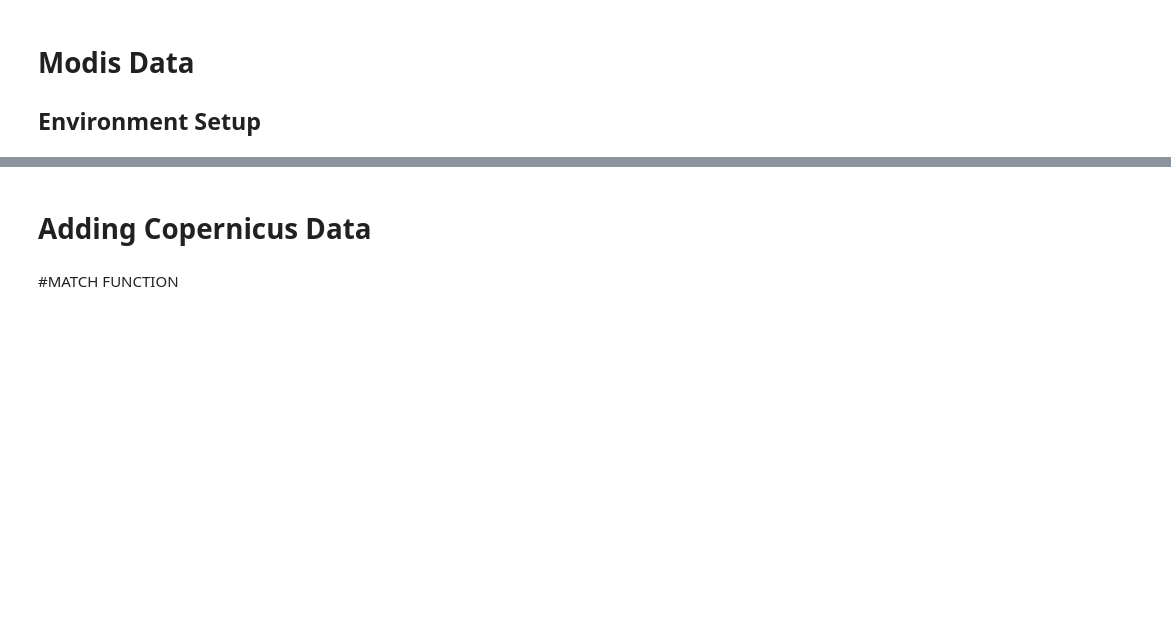
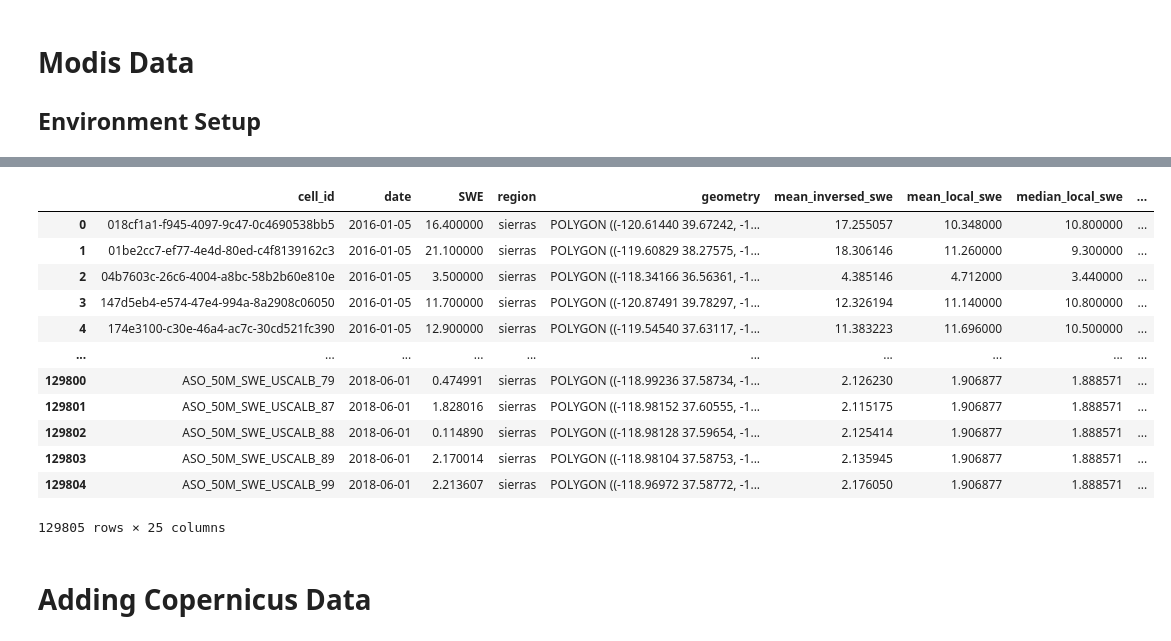
Before and after one commit to Seiris21/ucb2022.snowcast, a Jupyter notebook: notebooks/data_ingestion/SnowCast Showdown Data Wrangling.ipynb, the cells around one changed output, grey strips where cells are left out. Drawn from its saved outputs; the diff is of its cells as text; code cells hidden in the pictures; blank space fills up the shorter version.

```diff
--- a/notebooks/data_ingestion/SnowCast Showdown Data Wrangling.ipynb
+++ b/notebooks/data_ingestion/SnowCast Showdown Data Wrangling.ipynb
@@ -530,3 +636,10 @@ dtype: int64
 # Modis Data
 
 ## Environment Setup
+# %%
+traindf = pd.read_csv('~/SnowData/traindf_allregions.csv').drop('Unnamed: 0', axis = 1)
+traindf['geometry'] = traindf['geometry'].apply(wkt.loads)
+
+traindf = gpd.GeoDataFrame(traindf, geometry = 'geometry' , crs ="EPSG:4326")
+traindf.head()
+traindf.tail()
@@ -701,5 +809,5 @@ def pull_MODIS_list(traindf, modis, signal_timer = 5):
   data = pd.DataFrame(datalist, columns = ['cell_id', 'date', f'{modis}_SnowCover',
                                            f'{modis}_Albedo', f'{modis}_NDSI'])
   print(data)
-  traindf.merge(data, how = 'left', on=['cell_id', 'date'])
+  traindf = traindf.merge(data, how = 'left', on=['cell_id', 'date'])
   return traindf
@@ -739,4 +847,18 @@ print(f'Total Time: {time.time() - start}')
+# %%
+traindf
+# %% [output]
+|  | cell_id | date | SWE | region | geometry | mean_inversed_swe | mean_local_swe | median_local_swe | ... |
+| 0 | 018cf1a1-f945-4097-9c47-0c4690538bb5 | 2016-01-05 | 16.400000 | sierras | POLYGON ((-120.61440 39.67242, -1... | 17.255057 | 10.348000 | 10.800000 | ... |
+| 1 | 01be2cc7-ef77-4e4d-80ed-c4f8139162c3 | 2016-01-05 | 21.100000 | sierras | POLYGON ((-119.60829 38.27575, -1... | 18.306146 | 11.260000 | 9.300000 | ... |
+| 2 | 04b7603c-26c6-4004-a8bc-58b2b60e810e | 2016-01-05 | 3.500000 | sierras | POLYGON ((-118.34166 36.56361, -1... | 4.385146 | 4.712000 | 3.440000 | ... |
+| 3 | 147d5eb4-e574-47e4-994a-8a2908c06050 | 2016-01-05 | 11.700000 | sierras | POLYGON ((-120.87491 39.78297, -1... | 12.326194 | 11.140000 | 10.800000 | ... |
+| 4 | 174e3100-c30e-46a4-ac7c-30cd521fc390 | 2016-01-05 | 12.900000 | sierras | POLYGON ((-119.54540 37.63117, -1... | 11.383223 | 11.696000 | 10.500000 | ... |
+| ... | ... | ... | ... | ... | ... | ... | ... | ... | ... |
+| 129800 | ASO_50M_SWE_USCALB_79 | 2018-06-01 | 0.474991 | sierras | POLYGON ((-118.99236 37.58734, -1... | 2.126230 | 1.906877 | 1.888571 | ... |
+| 129801 | ASO_50M_SWE_USCALB_87 | 2018-06-01 | 1.828016 | sierras | POLYGON ((-118.98152 37.60555, -1... | 2.115175 | 1.906877 | 1.888571 | ... |
+| 129802 | ASO_50M_SWE_USCALB_88 | 2018-06-01 | 0.114890 | sierras | POLYGON ((-118.98128 37.59654, -1... | 2.125414 | 1.906877 | 1.888571 | ... |
+| 129803 | ASO_50M_SWE_USCALB_89 | 2018-06-01 | 2.170014 | sierras | POLYGON ((-118.98104 37.58753, -1... | 2.135945 | 1.906877 | 1.888571 | ... |
+| 129804 | ASO_50M_SWE_USCALB_99 | 2018-06-01 | 2.213607 | sierras | POLYGON ((-118.96972 37.58772, -1... | 2.176050 | 1.906877 | 1.888571 | ... |
+129805 rows × 25 columns
 # %% [markdown]
 # Adding Copernicus Data
-# %% [markdown]
-#MATCH FUNCTION
```
Also changed, not shown: parts of 68 cells of this notebook, 1 other file.
